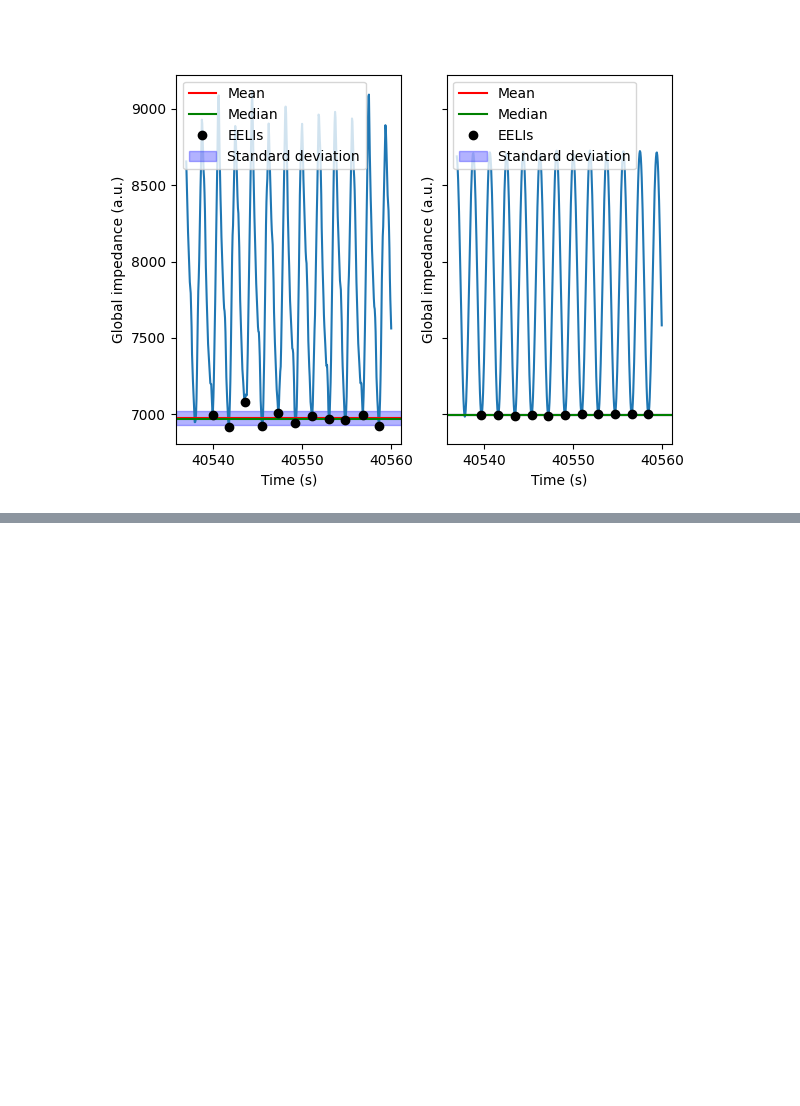
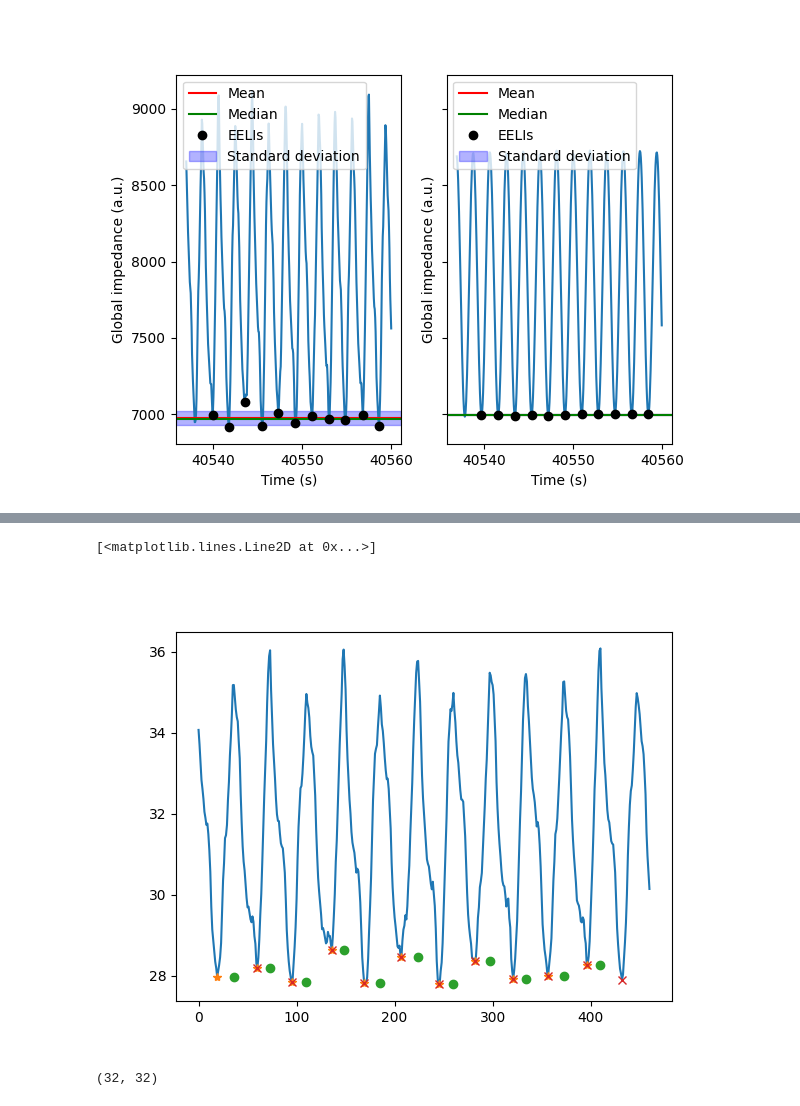
Before and after one commit to EIT-ALIVE/eitprocessing, a Jupyter notebook: notebooks/test_parameter_eeli_.ipynb, the cells around one changed output, grey strips where cells are left out. Drawn from its saved outputs; the diff is of its cells as text; code cells hidden in the pictures; blank space fills up the shorter version.

Commit message:
tested pixel level breath detection and tiv computation

```diff
--- a/notebooks/test_parameter_eeli_.ipynb
+++ b/notebooks/test_parameter_eeli_.ipynb
@@ -105,0 +156,15 @@ array([1981.05715838, 2094.63920996, 1973.74186832, 2033.71847711,
+# %%
+class _PeakValleyData(NamedTuple):
+    peak_indices: np.ndarray
+    peak_values: np.ndarray
+    valley_indices: np.ndarray
+    valley_values: np.ndarray
+# %%
+class Breath(NamedTuple):
+    """Indicates the start, middle and end of a single breath."""
+
+    start_index: int
+    middle_index: int
+    end_index: int
+# %%
+bd = BreathDetection(sample_frequency)
@@ -105,0 +230,11 @@ array([1981.05715838, 2094.63920996, 1973.74186832, 2033.71847711,
+# %%
+start_indices, middle_indices, end_indices = zip(*breaths_array[13, 13], strict=True)
+# %%
+plt.figure()
+plt.plot(data[:, 13, 13])
+plt.plot(start_indices, data[start_indices, 13, 13], "*")
+plt.plot(middle_indices, data[start_indices, 13, 13], "o")
+plt.plot(end_indices, data[end_indices, 13, 13], "x")
+# %% [output]
+[<matplotlib.lines.Line2D at 0x...>]
+[figure, added]
@@ -105,0 +245,4 @@ array([1981.05715838, 2094.63920996, 1973.74186832, 2033.71847711,
+# %%
+breaths_array.shape
+# %% [output]
+(32, 32)
```
Also changed, not shown: parts of 28 cells of this notebook.
